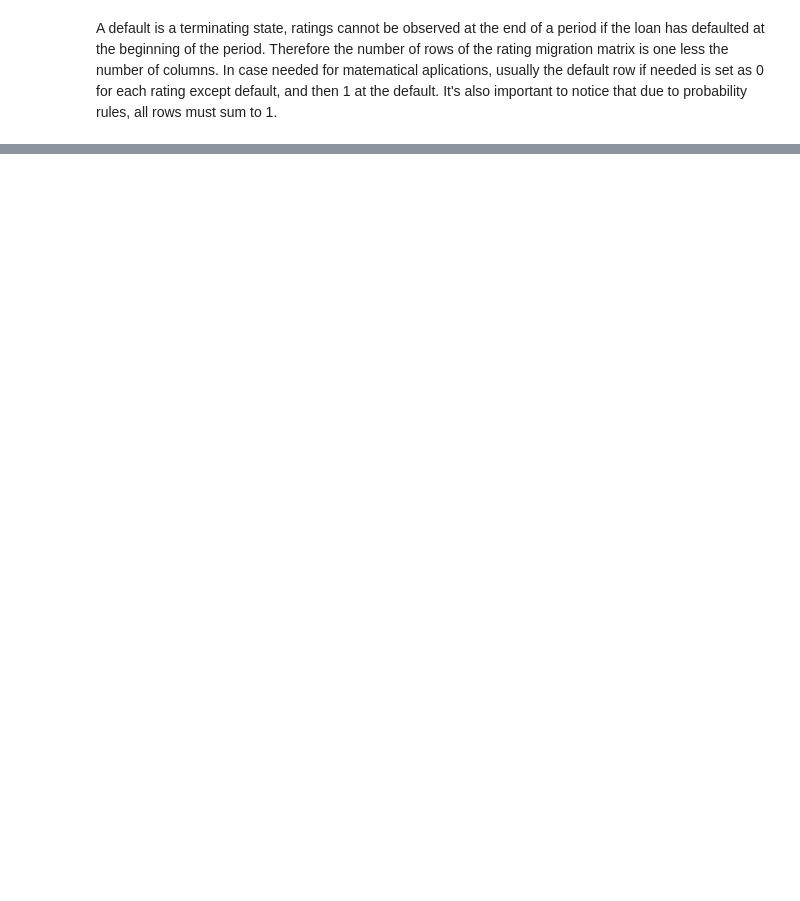
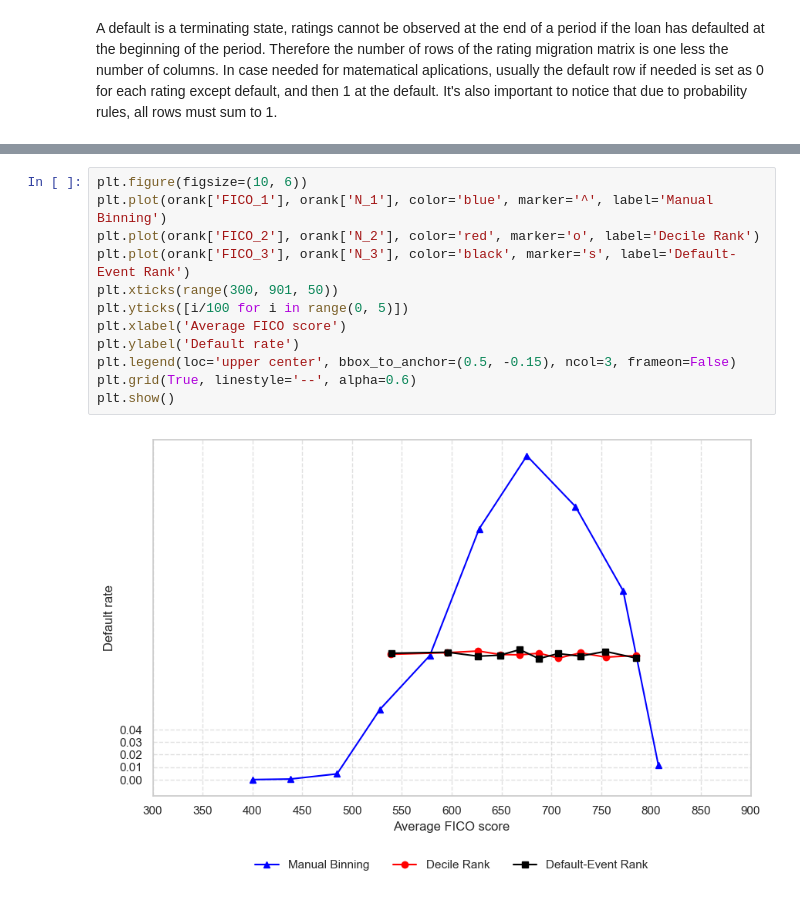
Before and after one commit to gtazevedo/cra_mtae_sas_in_py, a Jupyter notebook: Chapter 6- PD Discrete TIme Hazard Models.ipynb, the cells around one changed output, grey strips where cells are left out. Drawn from its saved outputs; the diff is of its cells as text; blank space fills up the shorter version.

```diff
--- a/Chapter 6- PD Discrete TIme Hazard Models.ipynb
+++ b/Chapter 6- PD Discrete TIme Hazard Models.ipynb
@@ -700,0 +1012,14 @@ pag 176
+# %%
+plt.figure(figsize=(10, 6))
+plt.plot(orank['FICO_1'], orank['N_1'], color='blue', marker='^', label='Manual Binning')
+plt.plot(orank['FICO_2'], orank['N_2'], color='red', marker='o', label='Decile Rank')
+plt.plot(orank['FICO_3'], orank['N_3'], color='black', marker='s', label='Default-Event Rank')
+plt.xticks(range(300, 901, 50))
+plt.yticks([i/100 for i in range(0, 5)])
+plt.xlabel('Average FICO score')
+plt.ylabel('Default rate')
+plt.legend(loc='upper center', bbox_to_anchor=(0.5, -0.15), ncol=3, frameon=False)
+plt.grid(True, linestyle='--', alpha=0.6)
+plt.show()
+# %% [output]
+[figure, added]
```
Also changed, not shown: parts of 37 cells of this notebook, 1 other file.
